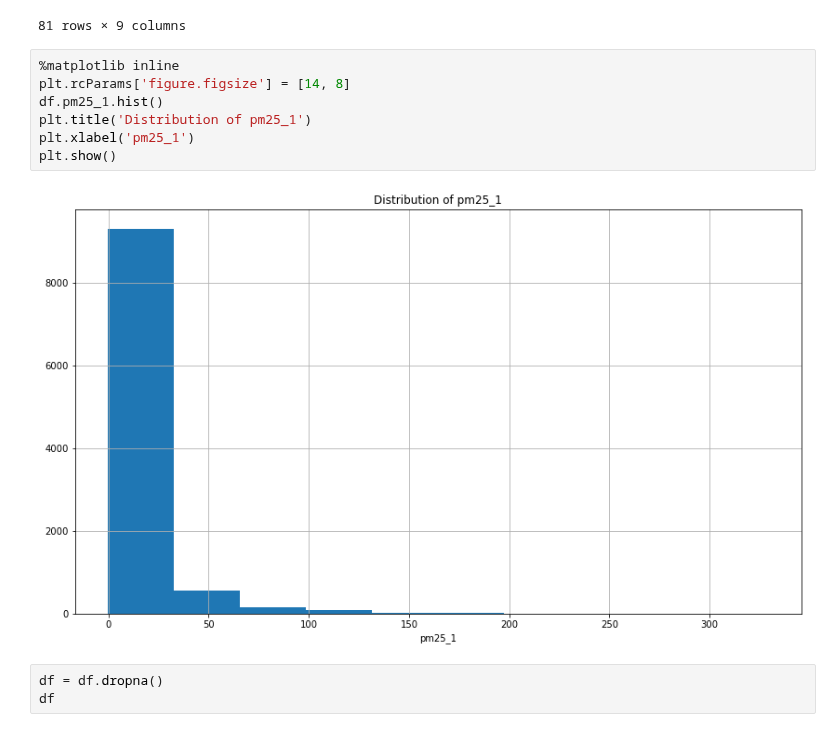
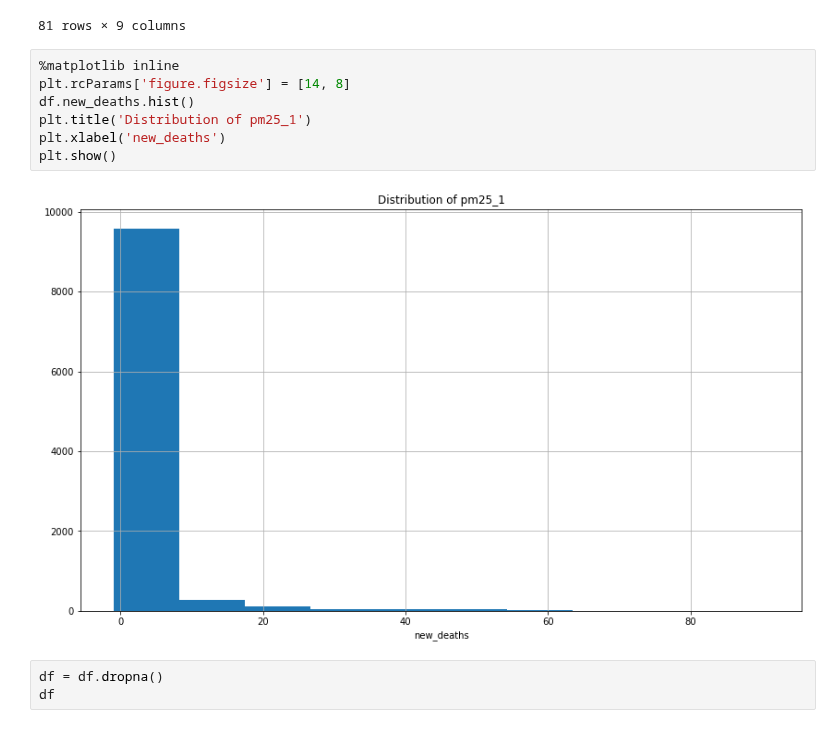
Before and after one commit to kevinmarlis/air-pollution-and-health, a Jupyter notebook: Covid/New tests/Non-LSTM w all data.ipynb, the cells around one changed output. Cells and saved outputs as stored; diff of their text form.

```diff
--- a/Covid/New tests/Non-LSTM w all data.ipynb
+++ b/Covid/New tests/Non-LSTM w all data.ipynb
@@ -114,12 +114,12 @@ spread.loc[spread.outliers]
 # %%
 %matplotlib inline
 plt.rcParams['figure.figsize'] = [14, 8]
-df.pm25_1.hist()
+df.new_deaths.hist()
 plt.title('Distribution of pm25_1')
-plt.xlabel('pm25_1')
+plt.xlabel('new_deaths')
 plt.show()
 # %% [output]
-[figure, old version]
+[figure, new version]
 # %%
 df = df.dropna()
 df
```
Also changed, not shown: parts of 10 cells of this notebook.
